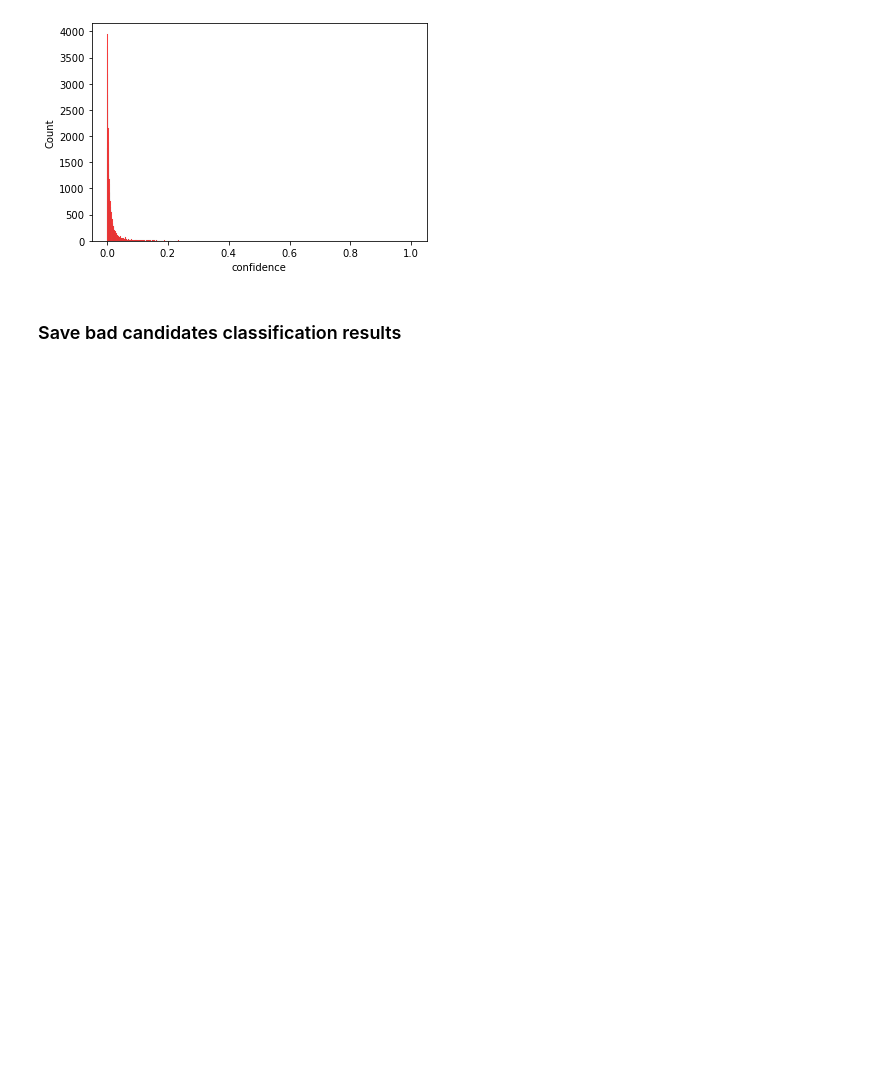
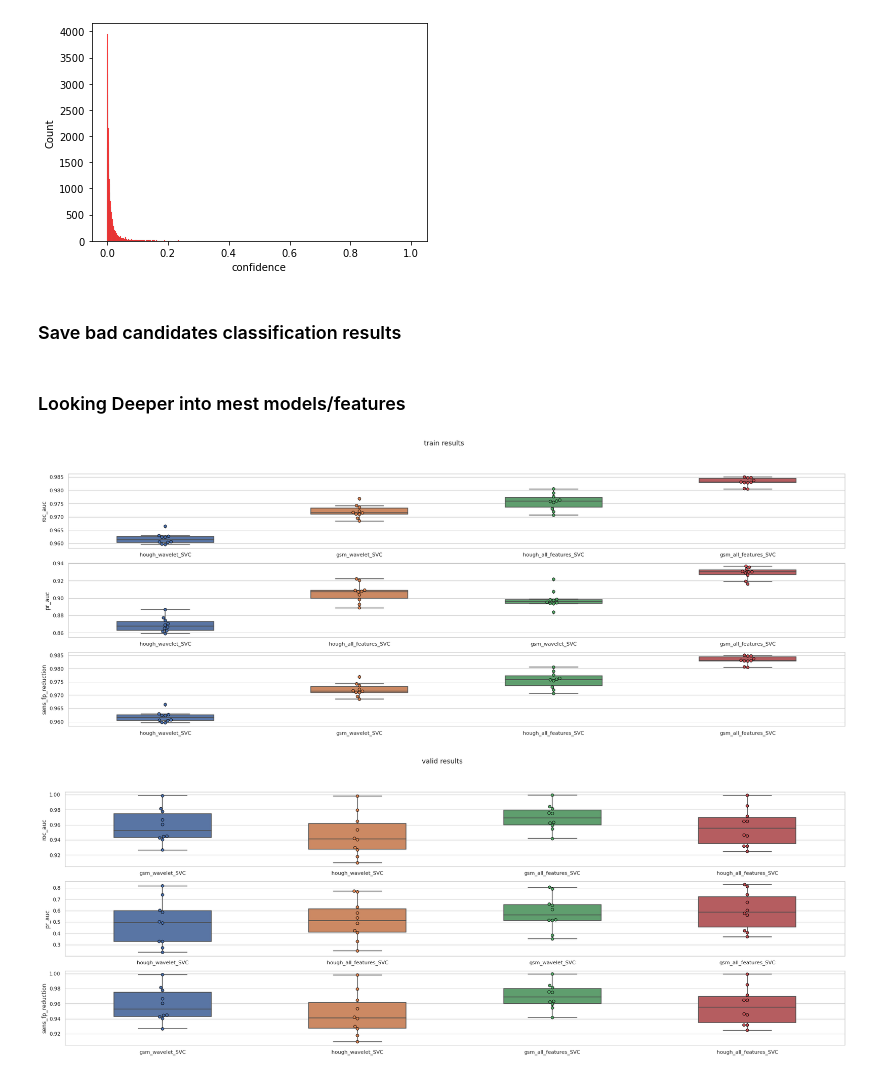
Before and after one commit to joaco18/calc-det, a Jupyter notebook: notebooks/[TEST]FeatureSelectionAndClassificaitonHough.ipynb, the cells around one changed output. Saved outputs shown, nothing was run; the diff lists cells and outputs as text; code cells hidden in the pictures; blank space fills up the shorter version.

```diff
--- a/notebooks/[TEST]FeatureSelectionAndClassificaitonHough.ipynb
+++ b/notebooks/[TEST]FeatureSelectionAndClassificaitonHough.ipynb
@@ -415,3 +421,5 @@ for _, bad_res in tqdm(bad_res_FP_normals.head(100).iterrows(), total=100):
             axs[didx, 2].set_title(f'Original DB mask zoom=-{delta}')
     plt.savefig(f'bad_results_FP_normals/conf={bad_res["confidence"]}_{img_id}_{_}.jpg', bbox_inches="tight", dpi=600, pad_inches=0, transparent=False)
     # plt.close(fig)
+# %% [markdown]
+### Looking Deeper into mest models/features
@@ -417,0 +549,36 @@ for _, bad_res in tqdm(bad_res_FP_normals.head(100).iterrows(), total=100):
+# %%
+with open('hough_comparison_results_detailed.pkl', 'rb') as f:
+    comparison_results = pickle.load(f)
+
+with open('morph_comparison_results_detailed.pkl', 'rb') as f:
+    gsm_comparison_results = pickle.load(f)
+
+merged_res = {}
+
+for k in gsm_comparison_results.keys():
+    merged_res[k] = {}
+    for k2 in gsm_comparison_results[k].keys():
+        merged_res[k][k2] = {'gsm_' + k3:v for k3,v in gsm_comparison_results[k][k2].items()}
+        merged_res[k][k2] = merged_res[k][k2] | {'hough_' + k3:v for k3,v in comparison_results[k][k2].items()}
+
+for k in merged_res.keys():
+    fig, axs = plt.subplots(3, 1, figsize=(30, 10))
+    fig.suptitle(f'{k} results')
+    sns.set(context='notebook', style='whitegrid')
+    for metric_name_idx, metric_name in enumerate(merged_res[k].keys()):
+        plot_data= merged_res[k][metric_name]
+
+        # sort keys and values together
+        sorted_keys, sorted_vals = zip(*sorted(plot_data.items(), key=op.itemgetter(1)))
+
+
+
+        ax = sns.boxplot(data=sorted_vals, width=.5, ax=axs[metric_name_idx])
+        ax.set(ylabel=metric_name)
+        ax.set_xticklabels(ax.get_xticklabels(),rotation=0)
+        sns.swarmplot(data=sorted_vals, size=6, edgecolor="black", linewidth=.9, ax=axs[metric_name_idx])
+        axs[metric_name_idx].set_xticklabels(sorted_keys)
+    plt.show()
+# %% [output]
+[figure, added]
+[figure, added]
```
Also changed, not shown: parts of 6 cells of this notebook, 8 other files.
